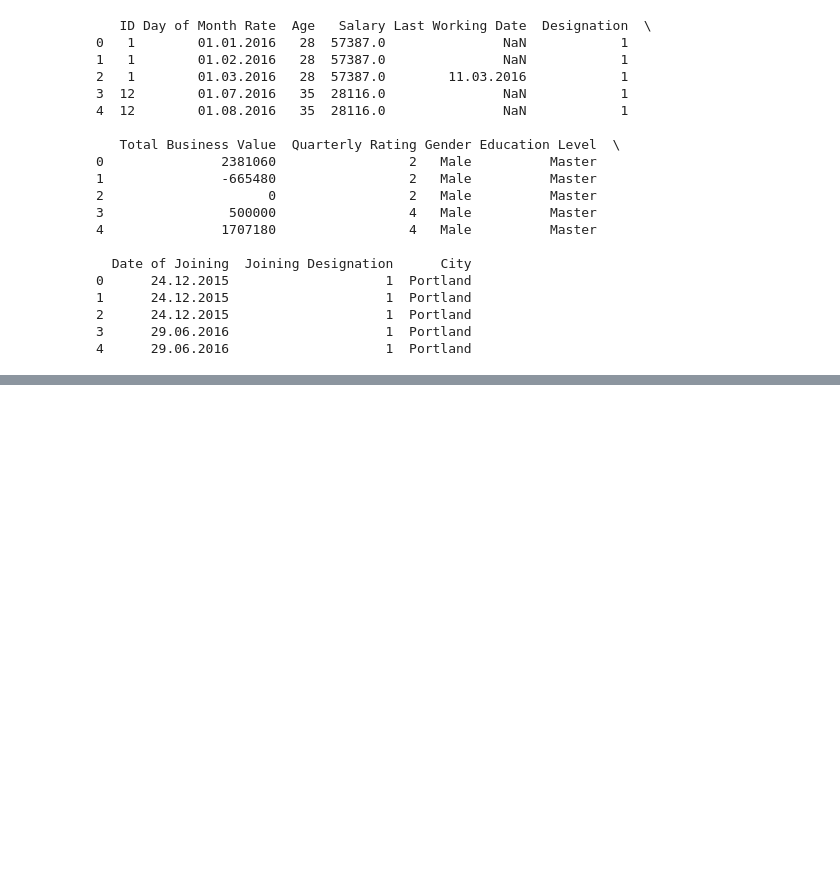
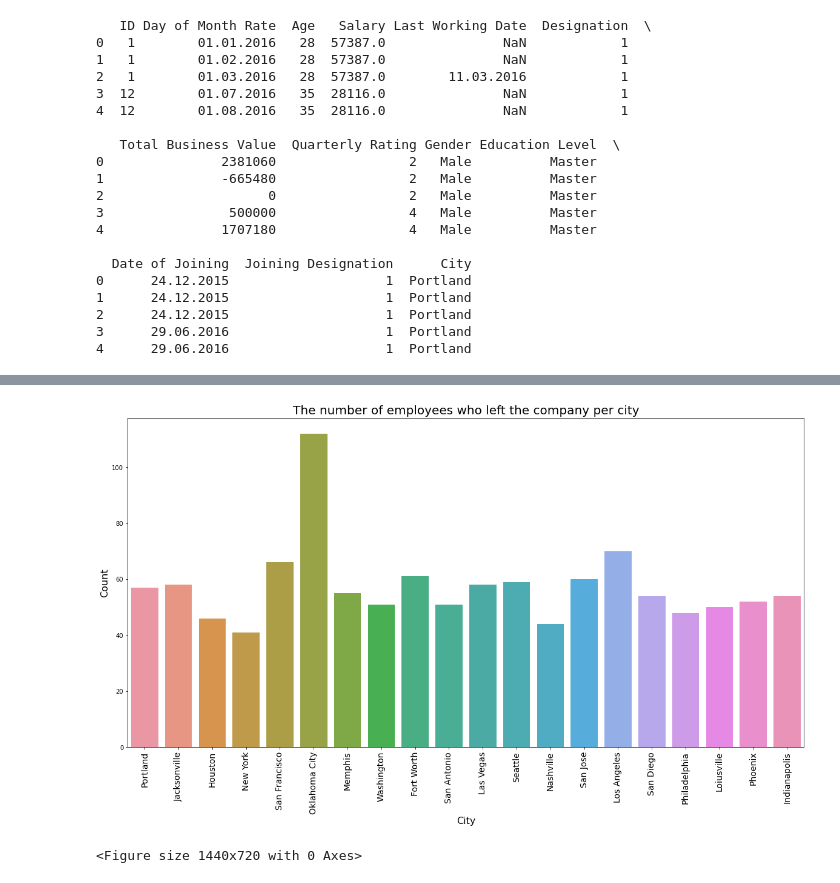
Before and after one commit to mikolajhojda/Business-Hackathon-2022, a Jupyter notebook: HR.ipynb, the cells around one changed output, grey strips where cells are left out. Saved outputs shown, nothing was run; the diff lists cells and outputs as text; code cells hidden in the pictures; blank space fills up the shorter version.

Commit message:
added dropna and some graphs

```diff
--- a/HR.ipynb
+++ b/HR.ipynb
@@ -176,0 +209,2 @@ print(df.head())
+# %%
+dropped = df.dropna()
@@ -176,0 +231,12 @@ print(df.head())
+# %%
+sns.countplot(data = dropped, x='City')
+plt.title('The number of employees who left the company per city', fontsize=20)
+plt.rcParams["figure.figsize"] = (20,10)
+plt.xticks(rotation = 90, fontsize=14)
+plt.xlabel('City',fontsize=16)
+plt.ylabel('Count',fontsize=16)
+plt.show()
+plt.clf()
+# %% [output]
+[figure, added]
+<Figure size 1440x720 with 0 Axes>
```
Also changed, not shown: parts of 13 cells of this notebook.
